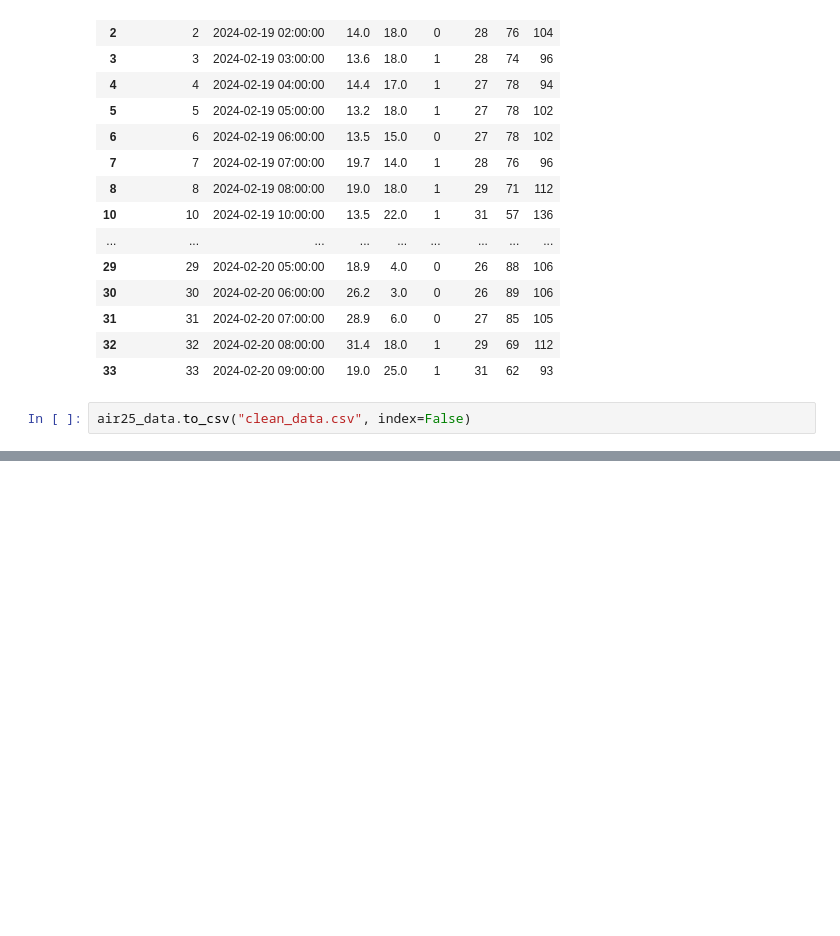
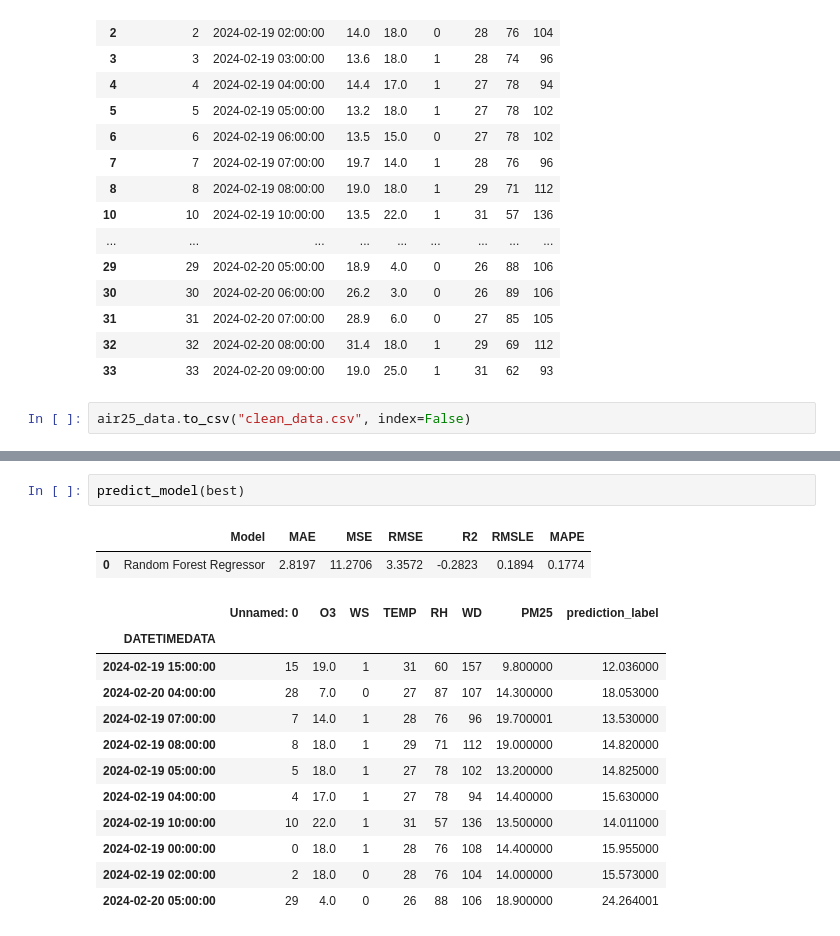
Before and after one commit to Thanathat26/Pm2.5, a Jupyter notebook: pm2.5.ipynb, the cells around one changed output, grey strips where cells are left out. Drawn from its saved outputs; the diff is of its cells as text; blank space fills up the shorter version.

```diff
--- a/pm2.5.ipynb
+++ b/pm2.5.ipynb
@@ -122,0 +149,17 @@ data.plot()
+# %%
+predict_model(best)
+# %% [output]
+|  | Model | MAE | MSE | RMSE | R2 | RMSLE | MAPE |
+| 0 | Random Forest Regressor | 2.8197 | 11.2706 | 3.3572 | -0.2823 | 0.1894 | 0.1774 |
+|  | Unnamed: 0 | O3 | WS | TEMP | RH | WD | PM25 | prediction_label |
+| DATETIMEDATA |  |  |  |  |  |  |  |  |
+| 2024-02-19 15:00:00 | 15 | 19.0 | 1 | 31 | 60 | 157 | 9.800000 | 12.036000 |
+| 2024-02-20 04:00:00 | 28 | 7.0 | 0 | 27 | 87 | 107 | 14.300000 | 18.053000 |
+| 2024-02-19 07:00:00 | 7 | 14.0 | 1 | 28 | 76 | 96 | 19.700001 | 13.530000 |
+| 2024-02-19 08:00:00 | 8 | 18.0 | 1 | 29 | 71 | 112 | 19.000000 | 14.820000 |
+| 2024-02-19 05:00:00 | 5 | 18.0 | 1 | 27 | 78 | 102 | 13.200000 | 14.825000 |
+| 2024-02-19 04:00:00 | 4 | 17.0 | 1 | 27 | 78 | 94 | 14.400000 | 15.630000 |
+| 2024-02-19 10:00:00 | 10 | 22.0 | 1 | 31 | 57 | 136 | 13.500000 | 14.011000 |
+| 2024-02-19 00:00:00 | 0 | 18.0 | 1 | 28 | 76 | 108 | 14.400000 | 15.955000 |
+| 2024-02-19 02:00:00 | 2 | 18.0 | 0 | 28 | 76 | 104 | 14.000000 | 15.573000 |
+| 2024-02-20 05:00:00 | 29 | 4.0 | 0 | 26 | 88 | 106 | 18.900000 | 24.264001 |
```
Also changed, not shown: parts of 8 cells of this notebook, 4 other files.
